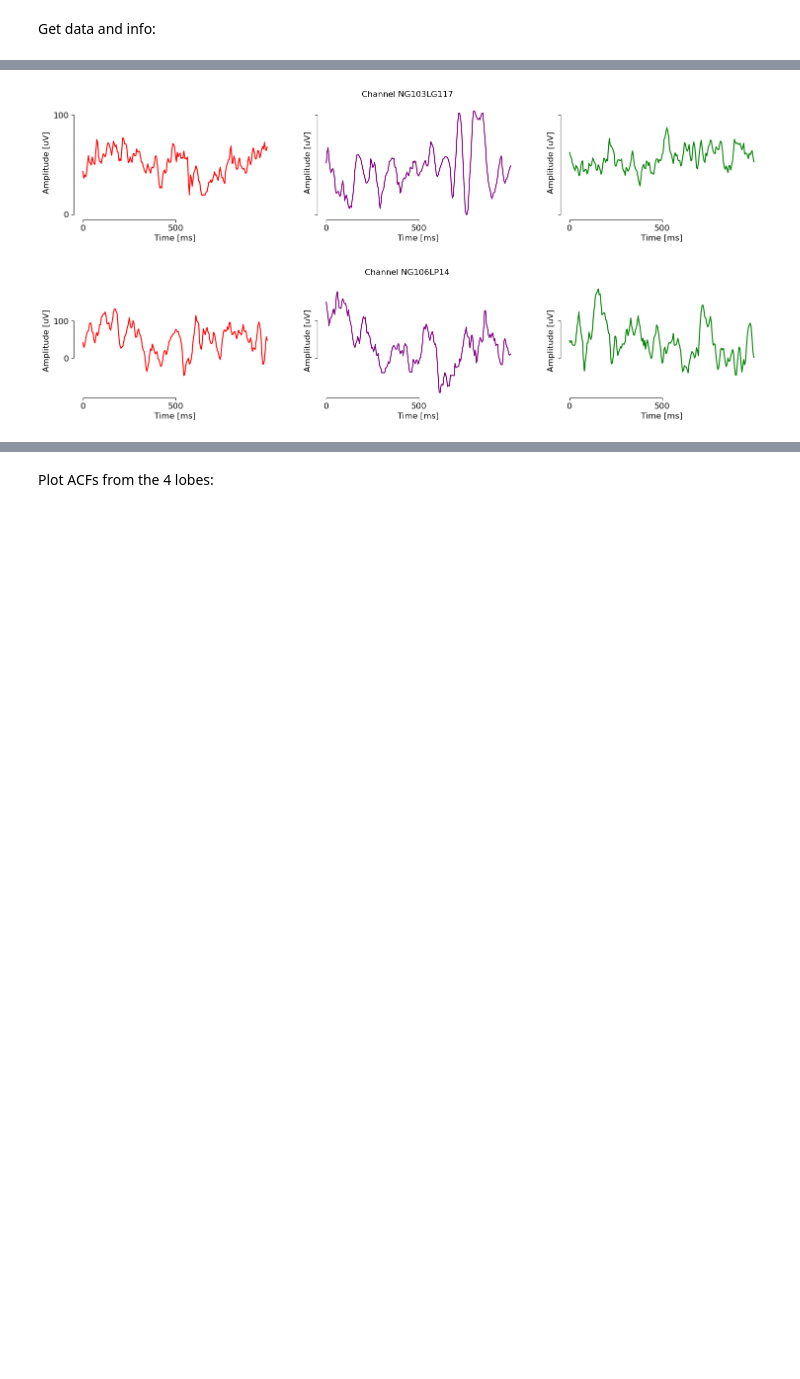
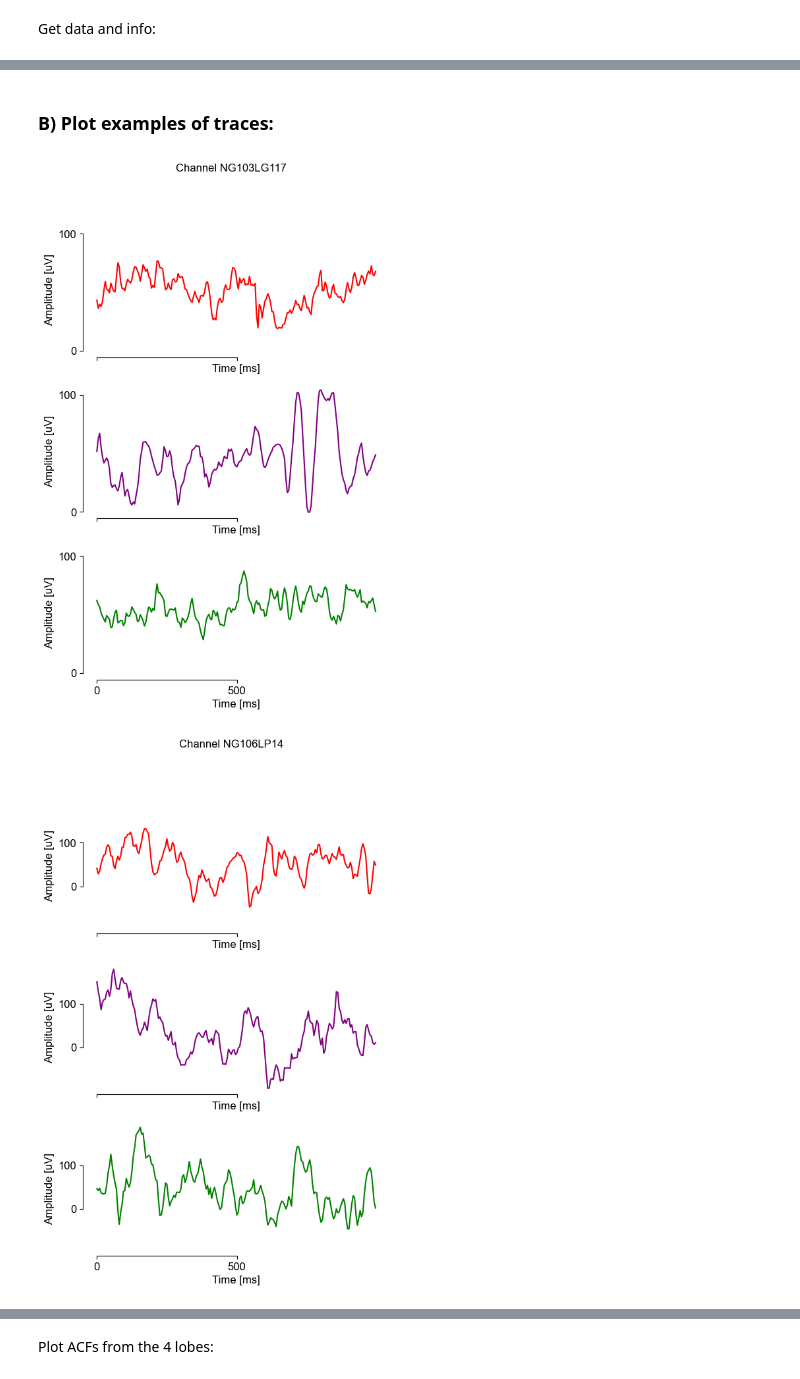
Before and after one commit to cusinatr/MNI-Analysis, a Jupyter notebook: Fig_0.ipynb, the cells around one changed output, grey strips where cells are left out. Cells and saved outputs as stored; diff of their text form; code cells hidden in the pictures; blank space fills up the shorter version.

Commit message:
update figures

```diff
--- a/Fig_0.ipynb
+++ b/Fig_0.ipynb
@@ -143,30 +174,28 @@ color_stages = {"W": "red", "N3": "purple", "R": "green"}
+# %% [markdown]
+### B) Plot examples of traces:
 # %%
-# Patients and channels to use
-pats = [103, 106, 53]
-chans = ["NG103LG117", "NG106LP14", "MD053RA1"]
-
+_set_font_params()
 # Plot traces
-t_start = 2
-t_end = t_start + 1
 idx_start = int(t_start * sfreq)
 idx_end = int(t_end * sfreq)
 for ch in chans:
-    fig, axs = plt.subplots(1, 3, figsize=(18, 3), sharex=True, sharey=True)
+    fig, axs = plt.subplots(3, 1, figsize=(6, 9), sharex=True, sharey=True)
     idx = df_info.loc[df_info["chan"] == ch].index[0]
     axs[0].plot(data_W[idx, idx_start:idx_end], c=color_stages["W"], label="Wake")
     axs[1].plot(data_N3[idx, idx_start:idx_end], c=color_stages["N3"], label="NREM3")
     axs[2].plot(data_R[idx, idx_start:idx_end], c=color_stages["R"], label="REM")
     for i in range(3):
         axs[i].spines[["top", "right"]].set_visible(False)
         axs[i].set_xticks([0, int(sfreq / 2)], labels=[0, 500], fontsize=12)
         axs[i].spines["bottom"].set_bounds(0, int(sfreq / 2))
         axs[i].set_xlabel("Time [ms]", fontsize=12)
         axs[i].set_yticks([-50, 50], labels=[0, 100], fontsize=12)
         axs[i].spines["left"].set_bounds(-50, 50)
         axs[i].set_ylabel("Amplitude [uV]", fontsize=12)
     fig.suptitle(f"Channel {ch}")
     fig.savefig(fig_path.joinpath("Fig_0", f"traces_{ch}.svg"), format="svg")
     plt.show()
+_reset_default_rc()
 # %% [output]
-[figure, old version]
+[figure, new version]
-[figure, old version]
+[figure, new version]
```
Also changed, not shown: parts of 14 cells of this notebook, 1 other file.
